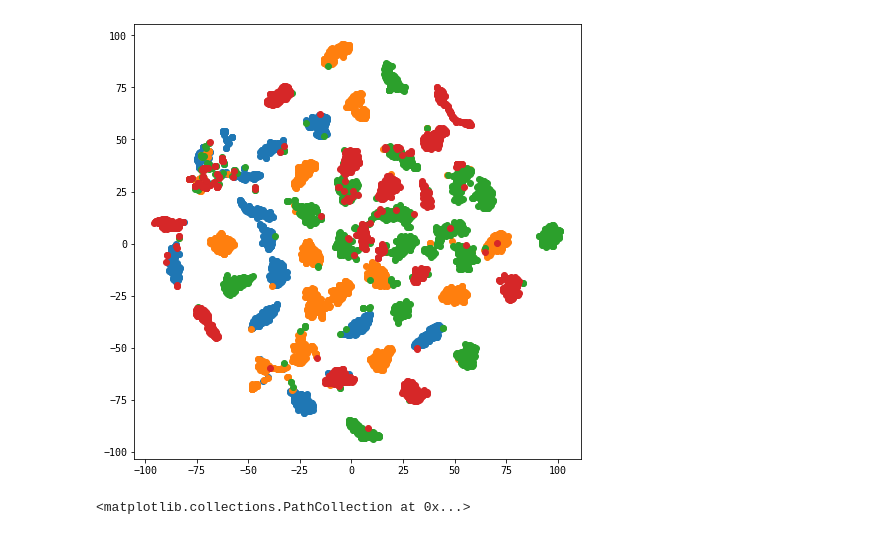
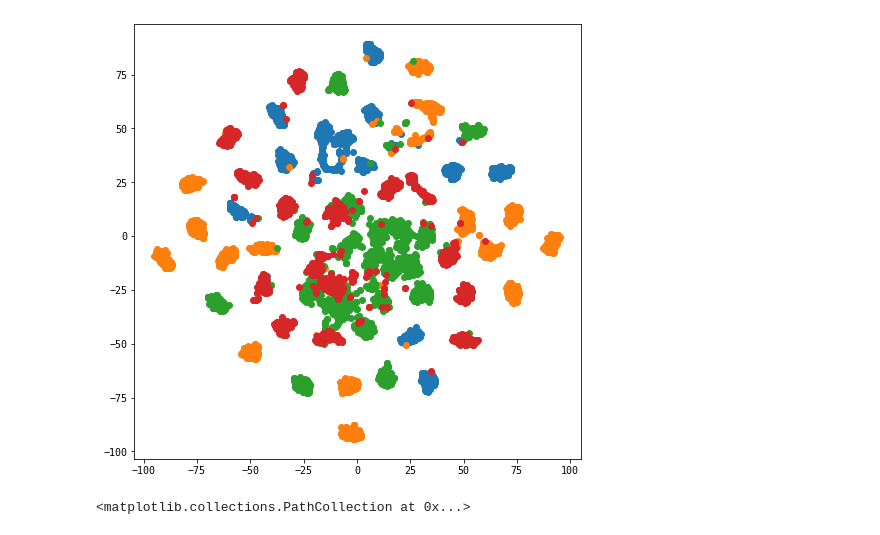
Before and after one commit to sinwall/geoml, a Jupyter notebook: quasi_periodic_data.ipynb, the cells around one changed output. Cells and saved outputs as stored; diff of their text form; code cells hidden in the pictures.

```diff
--- a/quasi_periodic_data.ipynb
+++ b/quasi_periodic_data.ipynb
@@ -139,0 +146,8 @@ array([74.8764  , 91.713524, 98.67934 , 99.40631 , 99.70205 , 99.81928 ,
+# %%
+from lightgbm import LGBMClassifier
+F_train = my_layer(X_train).numpy()
+F_test = my_layer(X_test).numpy()
+model = LGBMClassifier()
+model.fit(F_train, y_train)
+print( np.mean( model.predict(F_train) == y_train ) )
+print( np.mean( model.predict(F_test) == y_test ) )
@@ -183,13 +207,16 @@ Epoch 5/5
 # %%
 from sklearn.manifold import TSNE
+import matplotlib.pyplot as plt
+plt.rcParams['font.family'] = 'DejaVu Sans Mono'
+
 tsne = TSNE(n_components=2)
-X_tsne = tsne.fit_transform(X_train)
+F_tsne = tsne.fit_transform(F_train)
 plt.figure(figsize=(8, 8))
 for i in range(4):
-    plt.scatter(*X_tsne[y_train==i].T)
+    plt.scatter(*F_tsne[y_train==i].T)
 plt.show(); plt.close();
 # %% [output]
-[figure, old version]
+[figure, new version]
 # %%
 idx = 1000
 plt.scatter(gait_data_cut[idx, 20:, 0], gait_data_cut[idx, :-20, 0])
```
Also changed, not shown: parts of 8 cells of this notebook.
